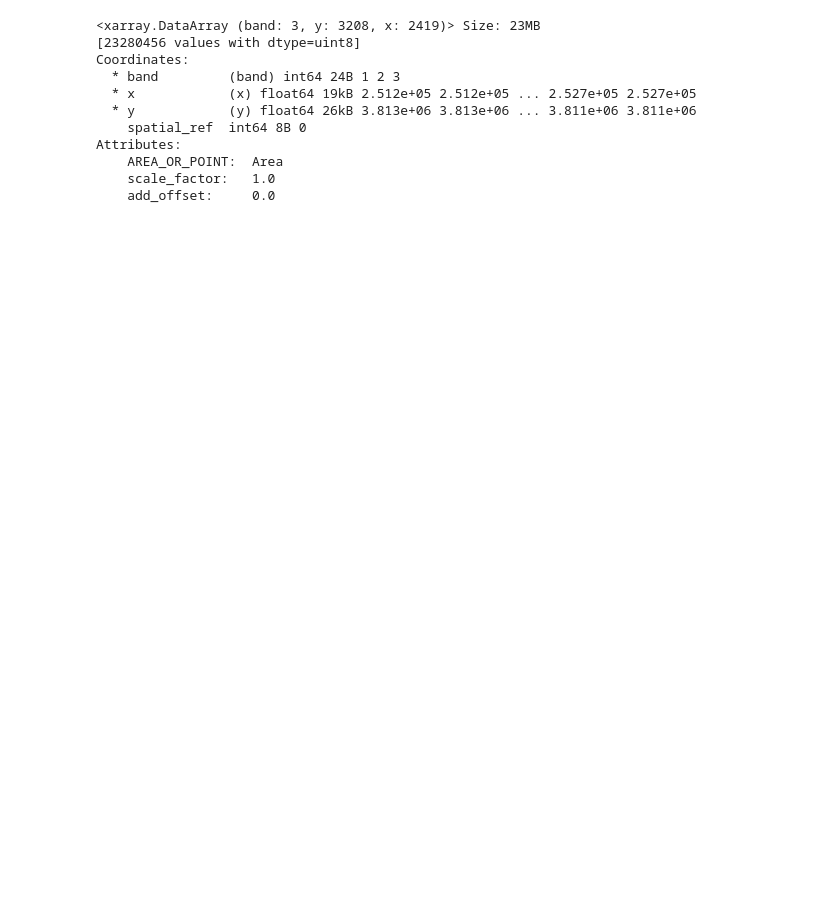
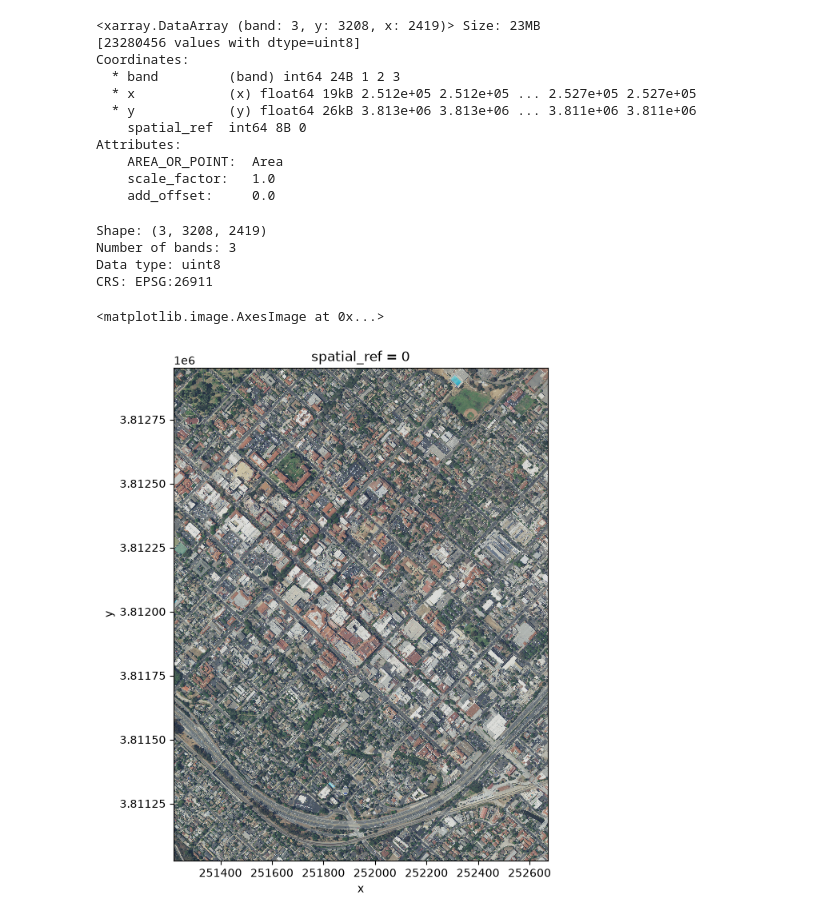
Before and after one commit to kloo49/eds220-in-class, a Jupyter notebook: week-8-rioxarray-STUDENTS.ipynb, the cells around one changed output. Cells and saved outputs as stored; diff of their text form; code cells hidden in the pictures; blank space fills up the shorter version.

```diff
--- a/week-8-rioxarray-STUDENTS.ipynb
+++ b/week-8-rioxarray-STUDENTS.ipynb
@@ -62,3 +129,20 @@ Attributes:
     AREA_OR_POINT:  Area
     scale_factor:   1.0
     add_offset:     0.0
+# %%
+print('Shape:',rgb.shape)
+print('Number of bands:',rgb.rio.count)
+print('Data type:',rgb.dtype)
+print('CRS:',rgb.rio.crs)
+# %% [output]
+Shape: (3, 3208, 2419)
+Number of bands: 3
+Data type: uint8
+CRS: EPSG:26911
+# %%
+# Plot three bands as RBG image
+rgb_aspect_ratio = rgb.rio.width / rgb.rio.height # raster's aspect ratio
+rgb.plot.imshow(figsize=(8*rgb_aspect_ratio,8)) # multiply by the aspect ratio to get the actual dimension of the raster
+# %% [output]
+<matplotlib.image.AxesImage at 0x...>
+[figure, added]
```
Also changed, not shown: parts of 23 cells of this notebook.
